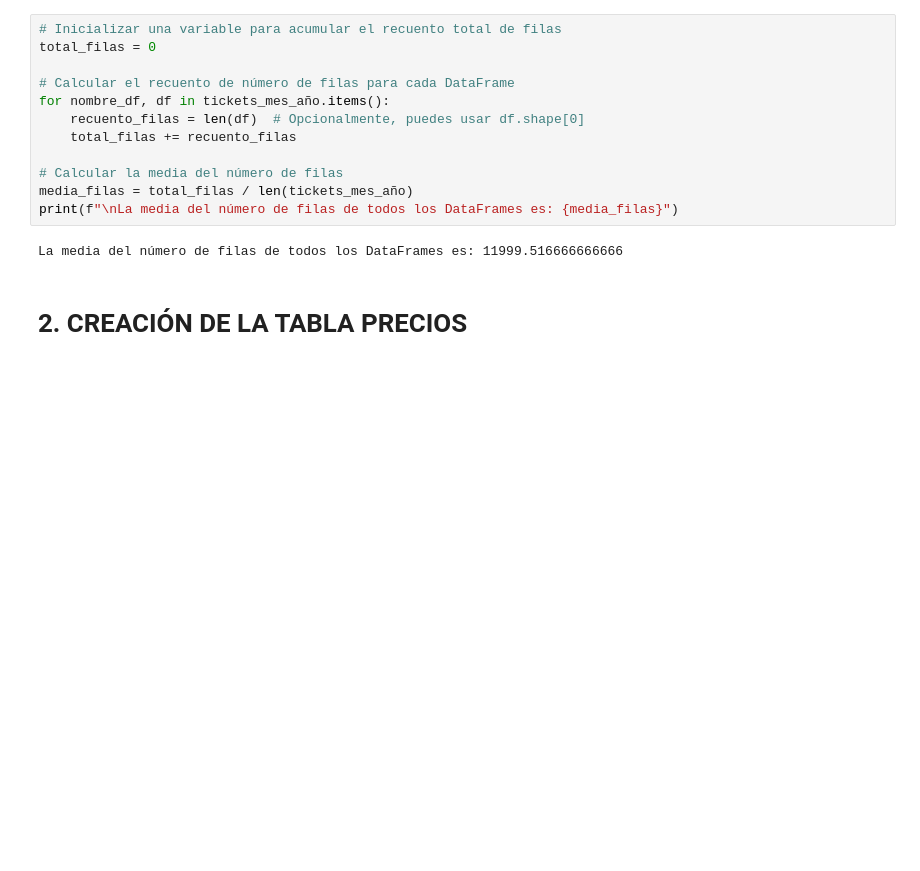
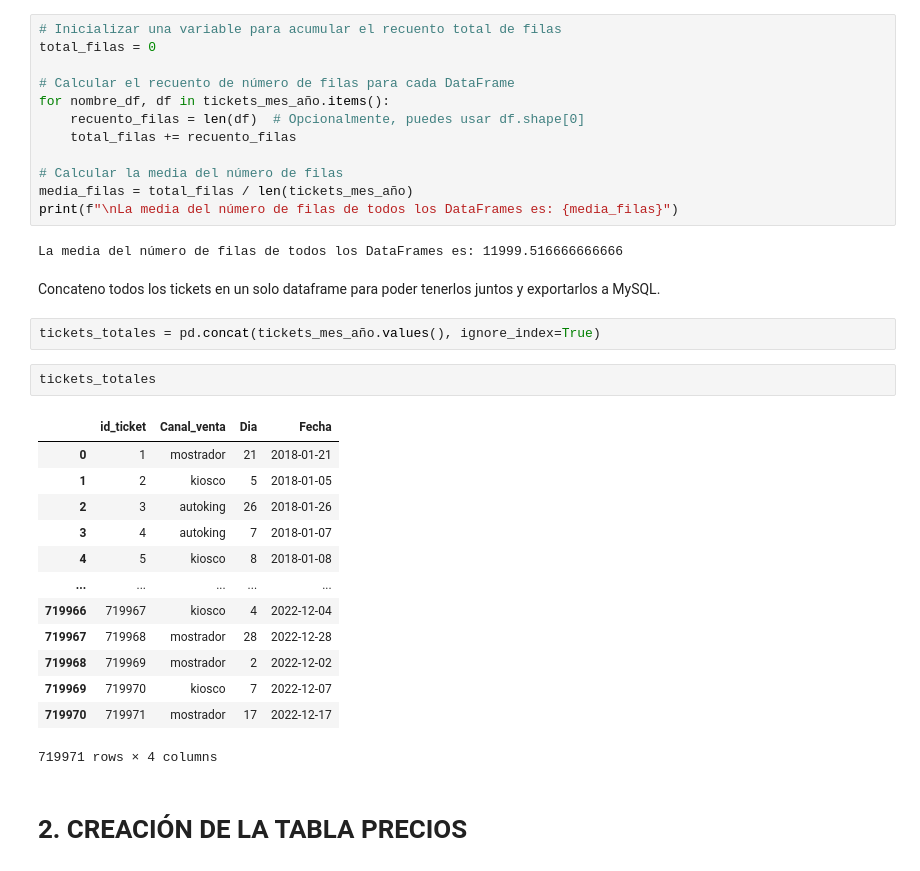
Before and after one commit to Lidiavf1912/analysis_burgerking, a Jupyter notebook: creacion_de_tablas.ipynb, the cells around one changed output. Saved outputs shown, nothing was run; the diff lists cells and outputs as text; blank space fills up the shorter version.

```diff
--- a/creacion_de_tablas.ipynb
+++ b/creacion_de_tablas.ipynb
@@ -162,6 +162,26 @@ media_filas = total_filas / len(tickets_mes_año)
 print(f"\nLa media del número de filas de todos los DataFrames es: {media_filas}")
 # %% [output]
 La media del número de filas de todos los DataFrames es: 11999.516666666666
+# %% [markdown]
+Concateno todos los tickets en un solo dataframe para poder tenerlos juntos y exportarlos a MySQL.
+# %%
+tickets_totales = pd.concat(tickets_mes_año.values(), ignore_index=True)
+# %%
+tickets_totales
+# %% [output]
+|  | id_ticket | Canal_venta | Dia | Fecha |
+| 0 | 1 | mostrador | 21 | 2018-01-21 |
+| 1 | 2 | kiosco | 5 | 2018-01-05 |
+| 2 | 3 | autoking | 26 | 2018-01-26 |
+| 3 | 4 | autoking | 7 | 2018-01-07 |
+| 4 | 5 | kiosco | 8 | 2018-01-08 |
+| ... | ... | ... | ... | ... |
+| 719966 | 719967 | kiosco | 4 | 2022-12-04 |
+| 719967 | 719968 | mostrador | 28 | 2022-12-28 |
+| 719968 | 719969 | mostrador | 2 | 2022-12-02 |
+| 719969 | 719970 | kiosco | 7 | 2022-12-07 |
+| 719970 | 719971 | mostrador | 17 | 2022-12-17 |
+719971 rows × 4 columns
 # %% [markdown]
 # 2. CREACIÓN DE LA TABLA PRECIOS
 # %% [markdown]
```
Also changed, not shown: parts of 2 cells of this notebook.
